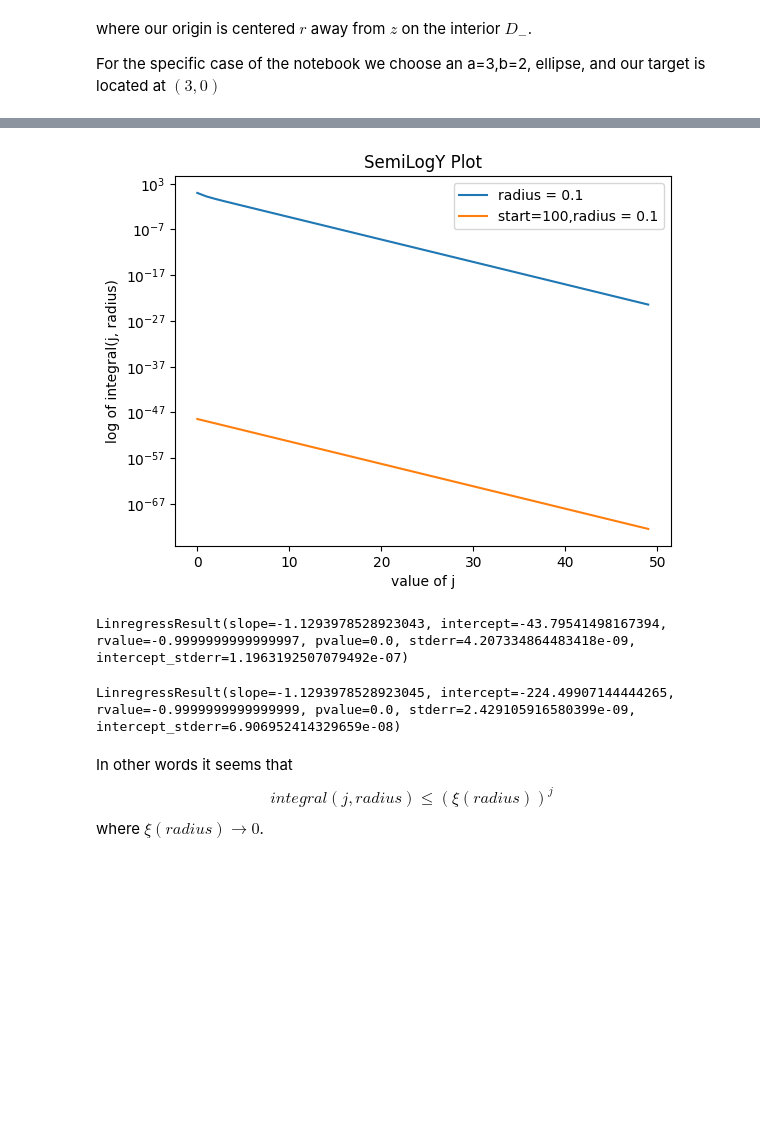
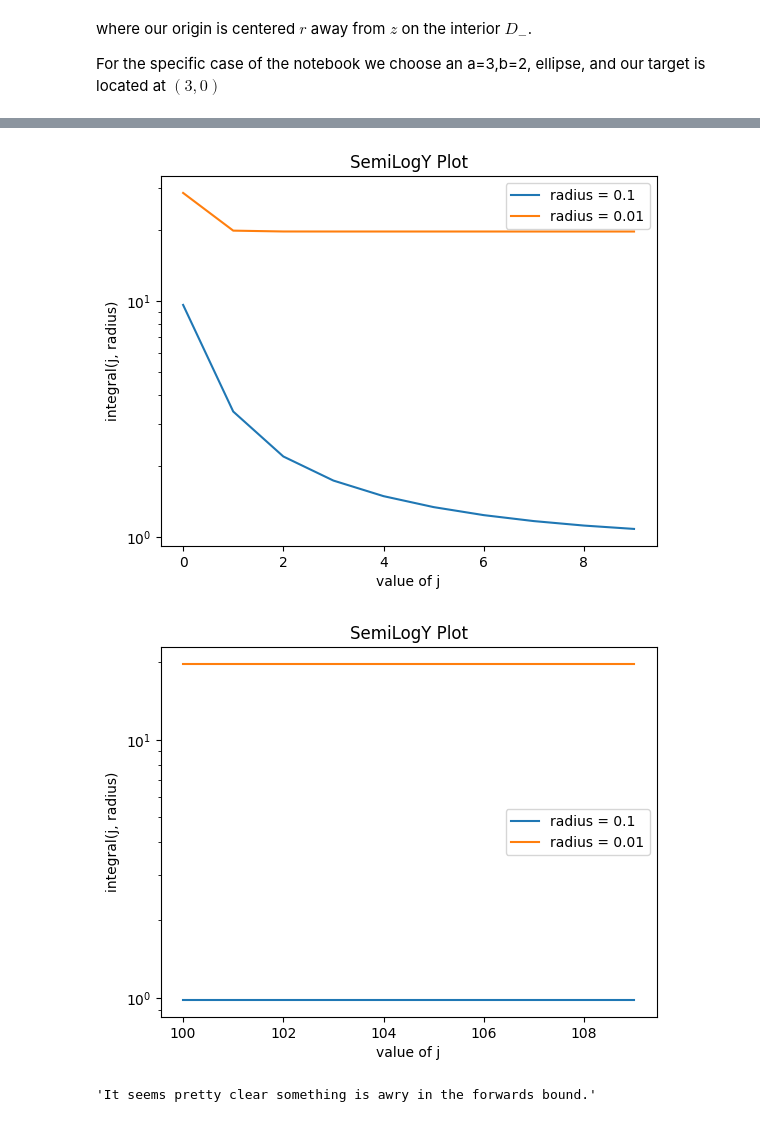
Before and after one commit to hirish99/QBX-Injectivity, a Jupyter notebook: ForwardsErrorBoundImprovement.ipynb, the cells around one changed output, grey strips where cells are left out. Drawn from its saved outputs; the diff is of its cells as text; code cells hidden in the pictures; blank space fills up the shorter version.

Commit message:
Forwards Bound Update

```diff
--- a/ForwardsErrorBoundImprovement.ipynb
+++ b/ForwardsErrorBoundImprovement.ipynb
@@ -21,13 +22,11 @@ def tangent_derivative(t,a=3,b=2):
     return np.linalg.norm(np.array([-a*np.sin(t),b*np.cos(t)]),axis=0)
 
 
-#Define Qaudrature Points
-N = 32
-x = np.polynomial.legendre.leggauss(N)
-points = x[0]
-weights = x[1]
-weights = weights * np.pi
-points = points * np.pi
+#Define Qaudrature Points (Trapezoid)
+N = 64
+#x = np.polynomial.legendre.leggauss(N)
+points = np.array([2*np.pi*i/N for i in range(N)]) -  np.pi #x[0]
+weights = np.array([2*np.pi/N for i in range(N)])#x[1]
 # %%
 #Check That Tangent Derivatives Give Arc-Length, Arc-Length Approx 15.87
 np.sum(tangent_derivative(points)*weights)
@@ -49,17 +57,16 @@ def integrate(N,radius,start=0):
     return decay_behavior
 # %%
 #Plot Integral as Function of j, for radius = 0.1/0.001, 10 orders
-import matplotlib.pyplot as plt
-N = 50
-plt.semilogy(np.array([i for i in range(N)]),np.array(integrate(N,0.1)),label="radius = 0.1")
-#plt.semilogy(np.array([i for i in range(N)]),np.array(integrate(N,0.01)),label="radius = 0.01")
-plt.semilogy(np.array([i for i in range(N)]),np.array(integrate(N,0.1,100)),label="start=100,radius = 0.1")
+N = 10
+plt.semilogy(np.array([i for i in range(N)]),np.array(integrate(N,0.2)),label="radius = 0.1")
+plt.semilogy(np.array([i for i in range(N)]),np.array(integrate(N,0.01)),label="radius = 0.01")
+#plt.semilogy(np.array([i for i in range(N)]),np.array(integrate(N,0.1,100)),label="start=100,radius = 0.1")
 #plt.semilogy(np.array([i for i in range(N)]),np.array(integrate(N,0.01,200)),label="start=100,radius = 0.01")
 
 plt.legend()
 plt.xlabel("value of j")
-plt.ylabel("log of integral(j, radius)")
+plt.ylabel("integral(j, radius)")
 plt.title("SemiLogY Plot")
 plt.show()
 # %% [output]
-[figure, old version]
+[figure, new version]
@@ -71,8 +72,0 @@ res2 = linregress(np.array([i for i in range(N)]), np.log(np.array(integrate(N,0
-# %%
-print(res1)
-# %% [output]
-LinregressResult(slope=-1.1293978528923043, intercept=-43.79541498167394, rvalue=-0.9999999999999997, pvalue=0.0, stderr=4.207334864483418e-09, intercept_stderr=1.1963192507079492e-07)
-# %%
-print(res2)
-# %% [output]
-LinregressResult(slope=-1.1293978528923045, intercept=-224.49907144444265, rvalue=-0.9999999999999999, pvalue=0.0, stderr=2.429105916580399e-09, intercept_stderr=6.906952414329659e-08)
@@ -82,6 +73,19 @@ LinregressResult(slope=-1.1293978528923045, intercept=-224.49907144444265, rvalu
-# %% [markdown]
-In other words it seems that
-$$
-integral(j, radius) \leq (\xi(radius))^{j}
-$$
-where $\xi(radius)\to 0$.
+# %%
+#Plot Integral as Function of j, for radius = 0.1/0.001, 10 orders around 100
+N = 10
+plt.semilogy(np.array([100+i for i in range(N)]),np.array(integrate(N,0.2,100)),label="radius = 0.1")
+plt.semilogy(np.array([100+i for i in range(N)]),np.array(integrate(N,0.01,100)),label="radius = 0.01")
+#plt.semilogy(np.array([i for i in range(N)]),np.array(integrate(N,0.1,100)),label="start=100,radius = 0.1")
+#plt.semilogy(np.array([i for i in range(N)]),np.array(integrate(N,0.01,200)),label="start=100,radius = 0.01")
+
+plt.legend()
+plt.xlabel("value of j")
+plt.ylabel("integral(j, radius)")
+plt.title("SemiLogY Plot")
+plt.show()
+# %% [output]
+[figure, added]
+# %%
+"It seems pretty clear something is awry in the forwards bound."
+# %% [output]
+'It seems pretty clear something is awry in the forwards bound.'
```
Also changed, not shown: parts of 5 cells of this notebook.
